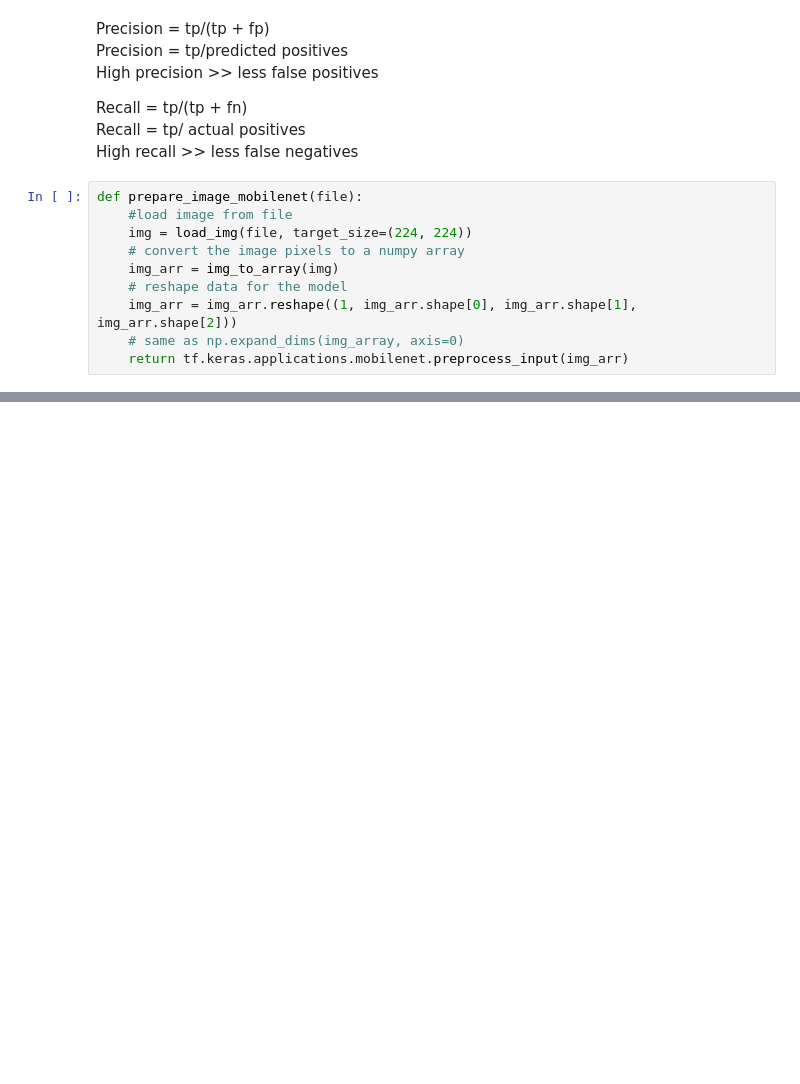
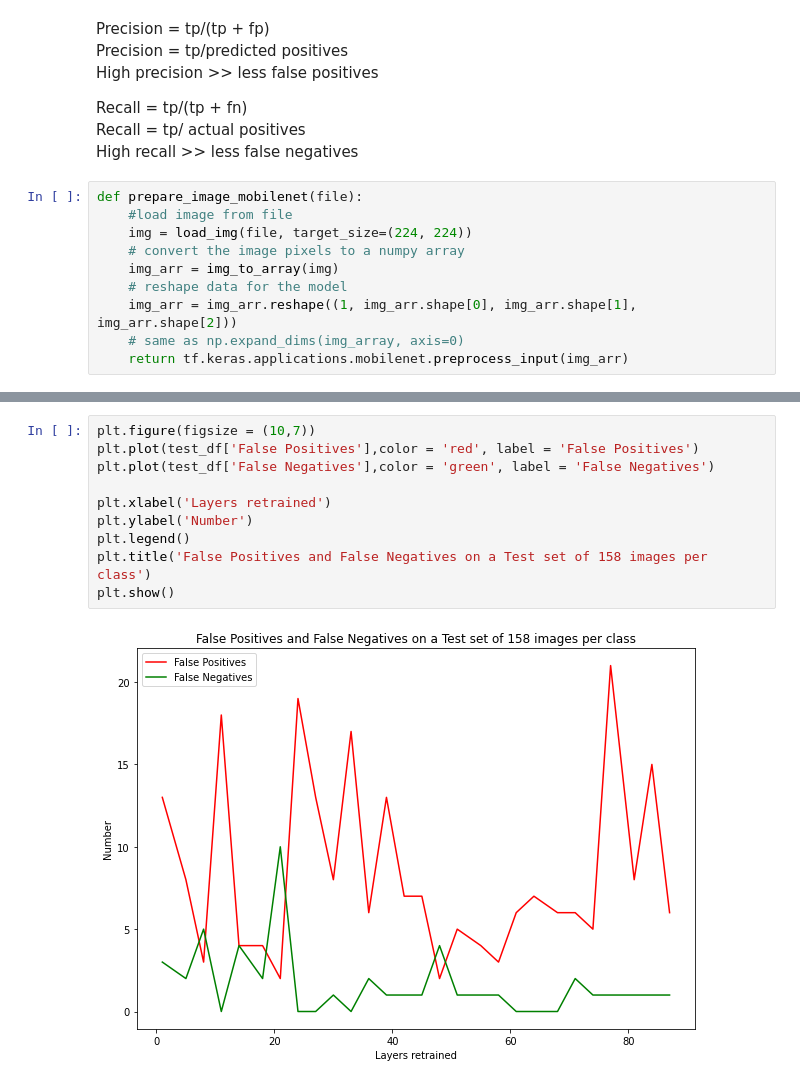
Before and after one commit to runo-hr/Pneumonia-Detection, a Jupyter notebook: MobileNet/mobilenet.ipynb, the cells around one changed output, grey strips where cells are left out. Cells and saved outputs as stored; diff of their text form; blank space fills up the shorter version.

```diff
--- a/MobileNet/mobilenet.ipynb
+++ b/MobileNet/mobilenet.ipynb
@@ -259,0 +332,12 @@ predict(no_of_imgs=158,
+# %%
+plt.figure(figsize = (10,7))
+plt.plot(test_df['False Positives'],color = 'red', label = 'False Positives')
+plt.plot(test_df['False Negatives'],color = 'green', label = 'False Negatives')
+
+plt.xlabel('Layers retrained')
+plt.ylabel('Number')
+plt.legend()
+plt.title('False Positives and False Negatives on a Test set of 158 images per class')
+plt.show()
+# %% [output]
+[figure, added]
```
Also changed, not shown: parts of 20 cells of this notebook, 1 other file.
